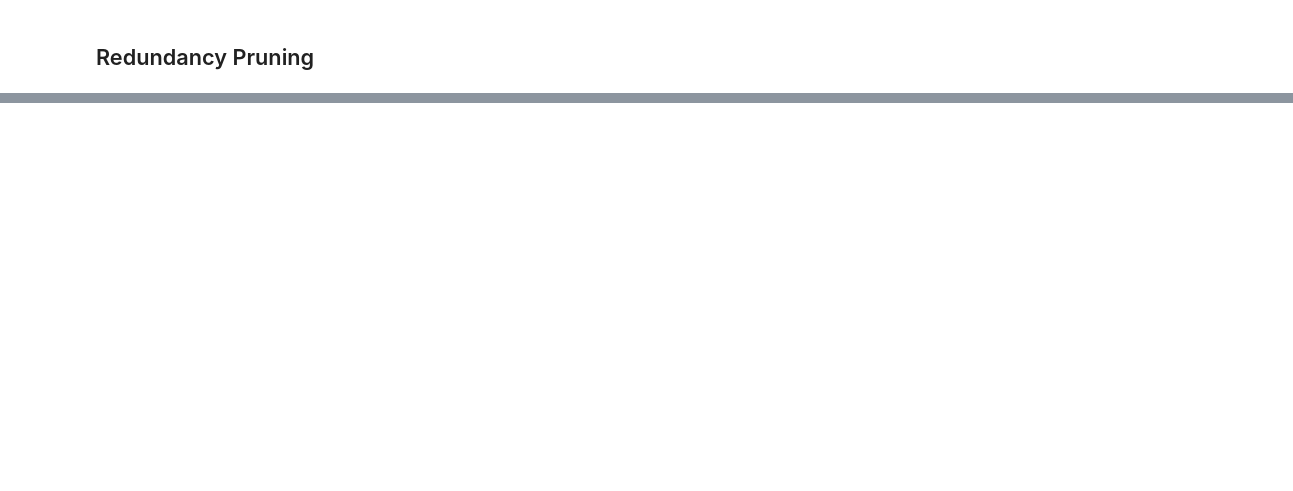
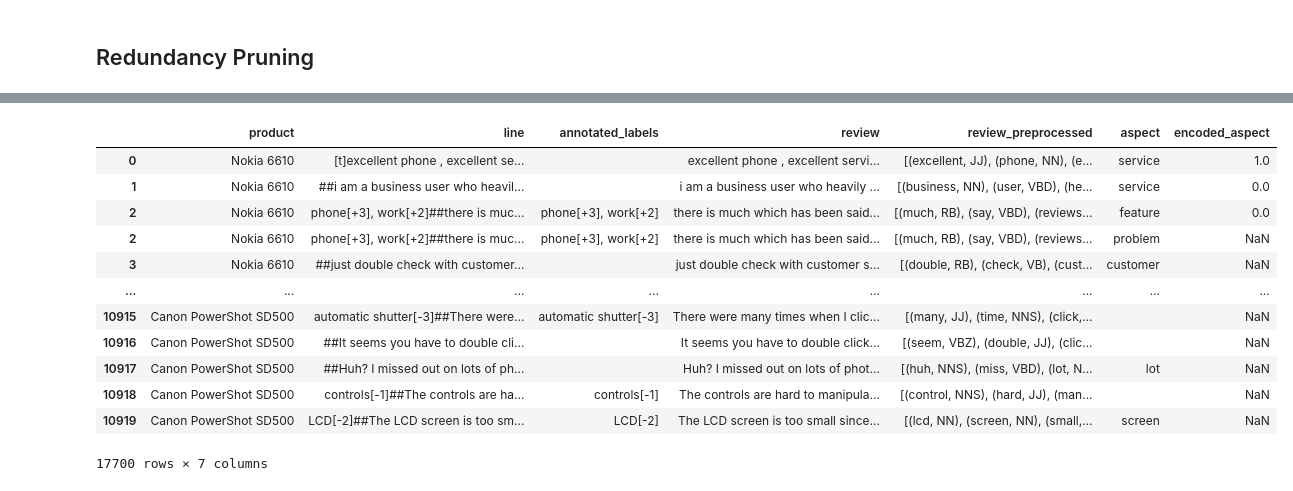
Before and after one commit to hillbilly991/nlp_assignment_two, a Jupyter notebook: NLP_Assignment.ipynb, the cells around one changed output, grey strips where cells are left out. Drawn from its saved outputs; the diff is of its cells as text; code cells hidden in the pictures; blank space fills up the shorter version.

```diff
--- a/NLP_Assignment.ipynb
+++ b/NLP_Assignment.ipynb
@@ -678,0 +903,3 @@ infrequent_features
+# %%
+df_testing_data = df_testing_data.explode('aspect')
+df_testing_data
@@ -678,0 +920,4 @@ infrequent_features
+# %%
+# this removes NaN and None from the aspect column
+df_testing_data['aspect'] = df_testing_data['aspect'].fillna('')
+df_testing_data
@@ -682,0 +1007,48 @@ Here I need to do two algorithms and see what the results are. ABSA or whatever
+# %%
+def classify_sentiment(polarity):
+    if polarity > 0:
+        return 1
+    elif polarity < 0:
+        return -1
+
+    return 0
+
+def rules_based_algorithm(row):
+    review_text = row['review_preprocessed']
+    for i, word_pos_tag_tuple in enumerate(review_text):
+        word, pos_tag = word_pos_tag_tuple
+        if i + 1 >= len(review_text) or not row['aspect']:
+            continue
+
+        # if the pos_tag is an adjective and the word next to the adjective is the
+        # aspect word, then get its sentiment score
+        next_word = review_text[i + 1][0]
+        # some aspects have multiple words in them so we want to only get the first
+        # word and see if the word next to the adjective is the word itself
+        first_word_of_aspect = row['aspect'].split(' ')[0]
+        if pos_tag == 'JJ' and next_word == first_word_of_aspect:
+            # calculate sentiment for the adjective
+            sentiment = TextBlob(word).sentiment
+
+            return classify_sentiment(sentiment.polarity)
+
+    return None
+# %%
+df_base_classifier_test = copy.deepcopy(df_testing_data)
+df_base_classifier_test['encoded_aspect'] = df_testing_data.apply(lambda row: rules_based_algorithm(row), axis=1)
+# %%
+df_base_classifier_test
+# %% [output]
+|  | product | line | annotated_labels | review | review_preprocessed | aspect | encoded_aspect |
+| 0 | Nokia 6610 | [t]excellent phone , excellent se... |  | excellent phone , excellent servi... | [(excellent, JJ), (phone, NN), (e... | service | 1.0 |
+| 1 | Nokia 6610 | ##i am a business user who heavil... |  | i am a business user who heavily ... | [(business, NN), (user, VBD), (he... | service | 0.0 |
+| 2 | Nokia 6610 | phone[+3], work[+2]##there is muc... | phone[+3], work[+2] | there is much which has been said... | [(much, RB), (say, VBD), (reviews... | feature | 0.0 |
+| 2 | Nokia 6610 | phone[+3], work[+2]##there is muc... | phone[+3], work[+2] | there is much which has been said... | [(much, RB), (say, VBD), (reviews... | problem | NaN |
+| 3 | Nokia 6610 | ##just double check with customer... |  | just double check with customer s... | [(double, RB), (check, VB), (cust... | customer | NaN |
+| ... | ... | ... | ... | ... | ... | ... | ... |
+| 10915 | Canon PowerShot SD500 | automatic shutter[-3]##There were... | automatic shutter[-3] | There were many times when I clic... | [(many, JJ), (time, NNS), (click,... |  | NaN |
+| 10916 | Canon PowerShot SD500 | ##It seems you have to double cli... |  | It seems you have to double click... | [(seem, VBZ), (double, JJ), (clic... |  | NaN |
+| 10917 | Canon PowerShot SD500 | ##Huh? I missed out on lots of ph... |  | Huh? I missed out on lots of phot... | [(huh, NNS), (miss, VBD), (lot, N... | lot | NaN |
+| 10918 | Canon PowerShot SD500 | controls[-1]##The controls are ha... | controls[-1] | The controls are hard to manipula... | [(control, NNS), (hard, JJ), (man... |  | NaN |
+| 10919 | Canon PowerShot SD500 | LCD[-2]##The LCD screen is too sm... | LCD[-2] | The LCD screen is too small since... | [(lcd, NN), (screen, NN), (small,... | screen | NaN |
+17700 rows × 7 columns
```
Also changed, not shown: parts of 95 cells of this notebook.
